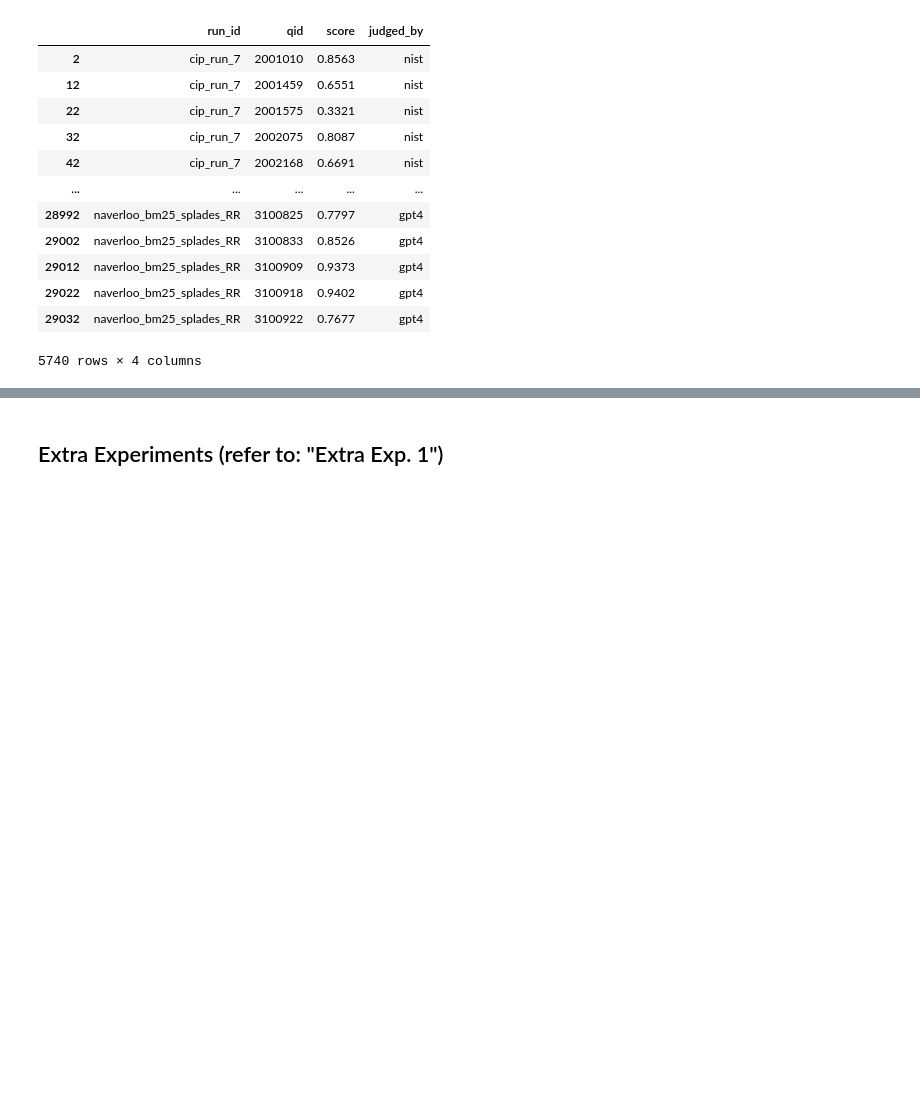
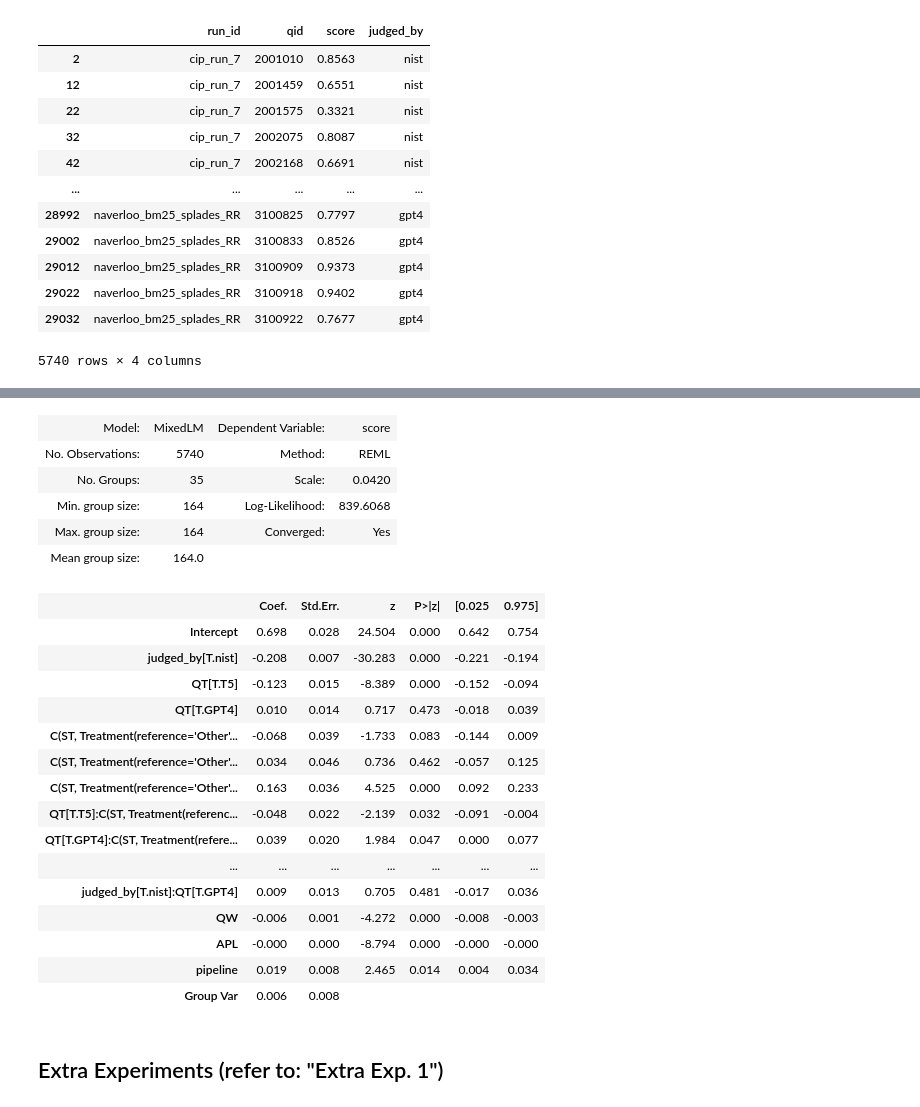
Before and after one commit to rahmanidashti/BiasSyntheticData, a Jupyter notebook: 1-mixed-effect-analysis.ipynb, the cells around one changed output, grey strips where cells are left out. Drawn from its saved outputs; the diff is of its cells as text; code cells hidden in the pictures; blank space fills up the shorter version.

```diff
--- a/1-mixed-effect-analysis.ipynb
+++ b/1-mixed-effect-analysis.ipynb
@@ -130,7 +141,30 @@ mixed_model_int = "score ~ isGPT4 + Judge + QL + QDR + QW + C(LLM, Treatment(ref
 # %%
-model = sm.MixedLM.from_formula(mixed_model_int, data, groups=data["run_id"])
+model = sm.MixedLM.from_formula(score_diff_mixed_model, data, groups=data["run_id"])
 result = model.fit()
 result.summary()
+# %% [output]
+| Model: | MixedLM | Dependent Variable: | score |
+| No. Observations: | 5740 | Method: | REML |
+| No. Groups: | 35 | Scale: | 0.0420 |
+| Min. group size: | 164 | Log-Likelihood: | 839.6068 |
+| Max. group size: | 164 | Converged: | Yes |
+| Mean group size: | 164.0 |  |  |
+|  | Coef. | Std.Err. | z | P>|z| | [0.025 | 0.975] |
+| Intercept | 0.698 | 0.028 | 24.504 | 0.000 | 0.642 | 0.754 |
+| judged_by[T.nist] | -0.208 | 0.007 | -30.283 | 0.000 | -0.221 | -0.194 |
+| QT[T.T5] | -0.123 | 0.015 | -8.389 | 0.000 | -0.152 | -0.094 |
+| QT[T.GPT4] | 0.010 | 0.014 | 0.717 | 0.473 | -0.018 | 0.039 |
+| C(ST, Treatment(reference='Other'... | -0.068 | 0.039 | -1.733 | 0.083 | -0.144 | 0.009 |
+| C(ST, Treatment(reference='Other'... | 0.034 | 0.046 | 0.736 | 0.462 | -0.057 | 0.125 |
+| C(ST, Treatment(reference='Other'... | 0.163 | 0.036 | 4.525 | 0.000 | 0.092 | 0.233 |
+| QT[T.T5]:C(ST, Treatment(referenc... | -0.048 | 0.022 | -2.139 | 0.032 | -0.091 | -0.004 |
+| QT[T.GPT4]:C(ST, Treatment(refere... | 0.039 | 0.020 | 1.984 | 0.047 | 0.000 | 0.077 |
+| ... | ... | ... | ... | ... | ... | ... |
+| judged_by[T.nist]:QT[T.GPT4] | 0.009 | 0.013 | 0.705 | 0.481 | -0.017 | 0.036 |
+| QW | -0.006 | 0.001 | -4.272 | 0.000 | -0.008 | -0.003 |
+| APL | -0.000 | 0.000 | -8.794 | 0.000 | -0.000 | -0.000 |
+| pipeline | 0.019 | 0.008 | 2.465 | 0.014 | 0.004 | 0.034 |
+| Group Var | 0.006 | 0.008 |  |  |  |  |
 # %%
 real_queries_real_judgments = data[((data['Judge'] == 'nist') & (data['qid'].isin(real_queries_judged)))]
 synthetic_queries_real_judgments = data[((data['Judge'] == 'nist') & (data['qid'].isin(t5_queries_judged) | data['qid'].isin(gpt4_queries_judged)))]
```
Also changed, not shown: parts of 21 cells of this notebook, 4 other files.
